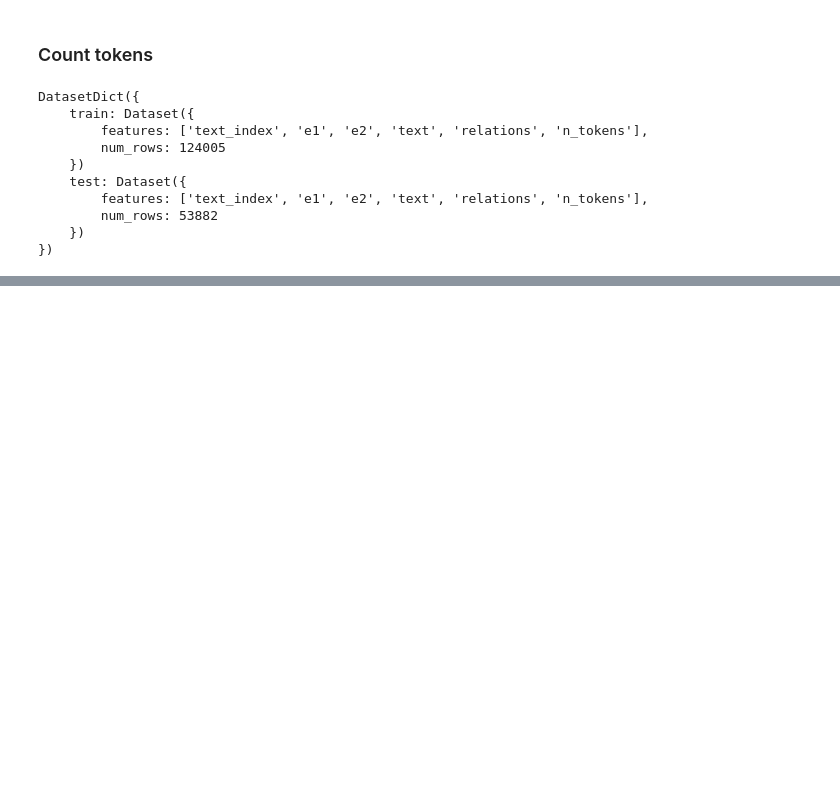
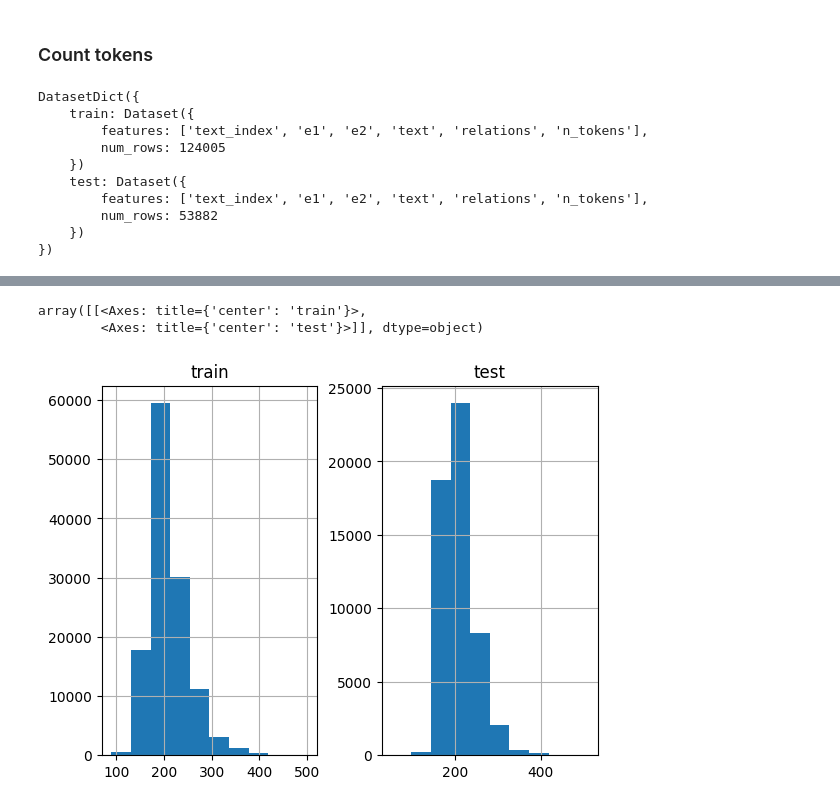
Before and after one commit to lengocluyen/relation_extraction_textmine25, a Jupyter notebook: defi_textmine_2025/eda.ipynb, the cells around one changed output, grey strips where cells are left out. Cells and saved outputs as stored; diff of their text form; code cells hidden in the pictures; blank space fills up the shorter version.

```diff
--- a/defi_textmine_2025/eda.ipynb
+++ b/defi_textmine_2025/eda.ipynb
@@ -1079,3 +1077,9 @@ split2ntokens_df
+# %%
+split2ntokens_df.hist()
+# %% [output]
+array([[<Axes: title={'center': 'train'}>,
+        <Axes: title={'center': 'test'}>]], dtype=object)
+[figure, added]
 # %%
 interim_dataset["train"][0]
 # %% [output]
```
Also changed, not shown: parts of 5 cells of this notebook, 1 other file.
